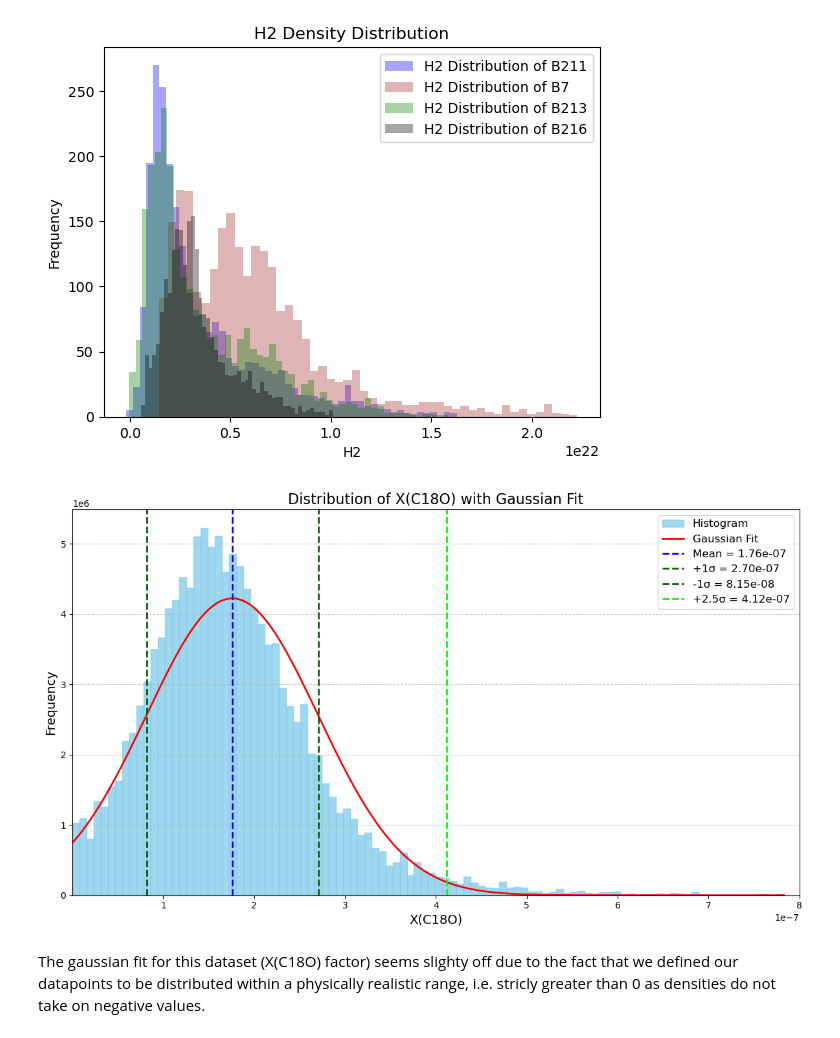
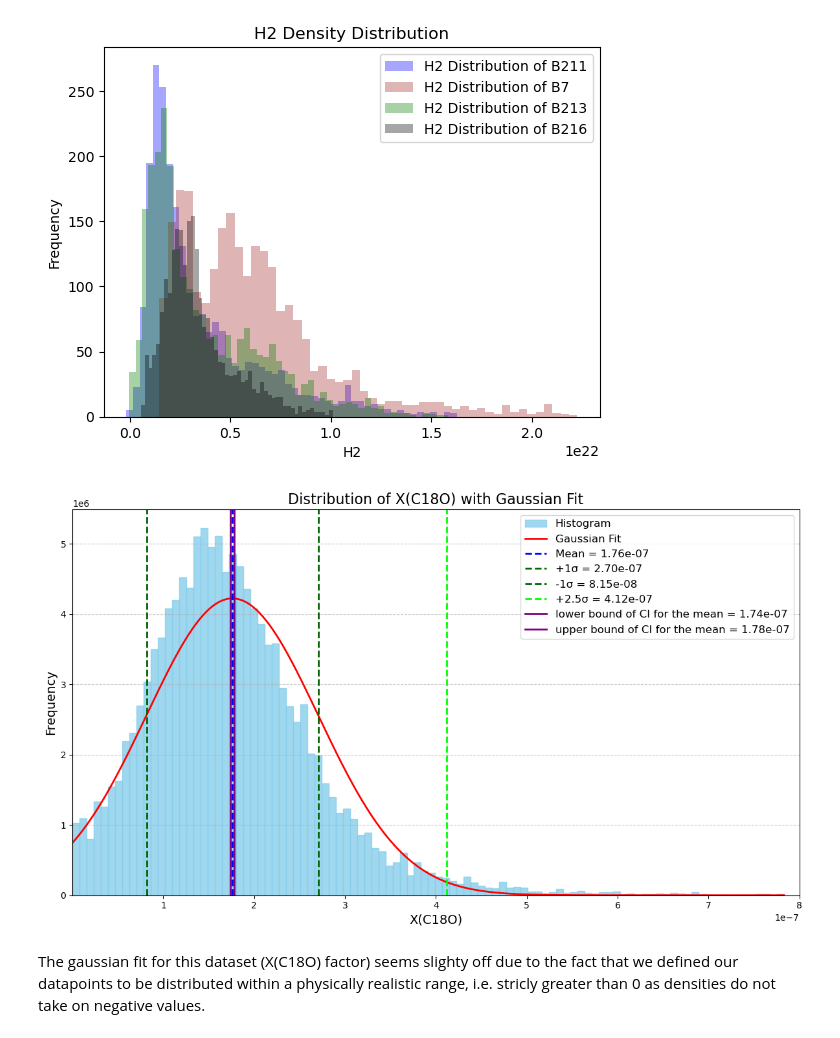
Before and after one commit to zekatski/Cold-Gas, a Jupyter notebook: Data_sets/Cold Gas Project.ipynb, the cells around one changed output. Saved outputs shown, nothing was run; the diff lists cells and outputs as text; code cells hidden in the pictures.

Commit message:
confidence intervals added to plots

```diff
--- a/Data_sets/Cold Gas Project.ipynb
+++ b/Data_sets/Cold Gas Project.ipynb
@@ -257,34 +257,36 @@ plt.hist(data_C18O, bins=100, density=True, color='skyblue', edgecolor='skyblue'
 mean_C18O = np.mean(data_C18O)  # mean
 std_C18O = np.std(data_C18O)    # standard deviation
 data_C18O_tn = data_C18O.count()
 std_error_C18O = std_C18O/(data_C18O_tn**(0.5))
 x_C18O = np.linspace(min(data_C18O), max(data_C18O), 1000)  # x-values for PDF
 pdf_C18O = norm.pdf(x_C18O, mean_C18O, std_C18O)  # PDF of the normal distribution
 
 # Plot of guassian distibution
 plt.plot(x_C18O, pdf_C18O, color='red', lw=2, label='Gaussian Fit')
 
 # mean and standard deviation lines
 plt.axvline(mean_C18O, color='blue', linestyle='--', lw=2, label=f'Mean = {mean_C18O:.2e}')
 plt.axvline(mean_C18O + std_C18O, color='darkgreen', linestyle='--', lw=2, label=f'+1σ = {mean_C18O + std_C18O:.2e}')
 plt.axvline(mean_C18O - std_C18O, color='darkgreen', linestyle='--', lw=2, label=f'-1σ = {mean_C18O - std_C18O:.2e}')
 plt.axvline(mean_C18O + 2.5*std_C18O, color='lime', linestyle='--', lw=2, label=f'+2.5σ = {mean_C18O+ 2.5*std_C18O:.2e}')
+plt.axvline(CI_C18O_l, color='purple', linestyle='-', lw=2, label=f'lower bound of CI for the mean = {C18O_CI_l:.2e}')
+plt.axvline(CI_C18O_u, color='purple', linestyle='-', lw=2, label=f'upper bound of CI for the mean = {C18O_CI_u:.2e}')
 
 # axes and plot titel
 plt.title('Distribution of X(C18O) with Gaussian Fit', fontsize=16)
 plt.xlabel('X(C18O)', fontsize=14)
 plt.ylabel('Frequency', fontsize=14)
 plt.xlim(min(data_C18O), 0.8e-6)
 
 # legend
 plt.grid(axis='y', linestyle='--', alpha=0.7)
 plt.legend(fontsize=12)
 
 # Layout
 plt.tight_layout()
 plt.show()
 # %% [output]
-[figure, old version]
+[figure, new version]
 # %% [markdown]
 The gaussian fit for this dataset (X(C18O) factor) seems slighty off due to the fact that we defined our datapoints to be distributed within a physically realistic range, i.e. stricly greater than 0 as densities do not take on negative values.
 # %%
```
Also changed, not shown: parts of 5 cells of this notebook.
